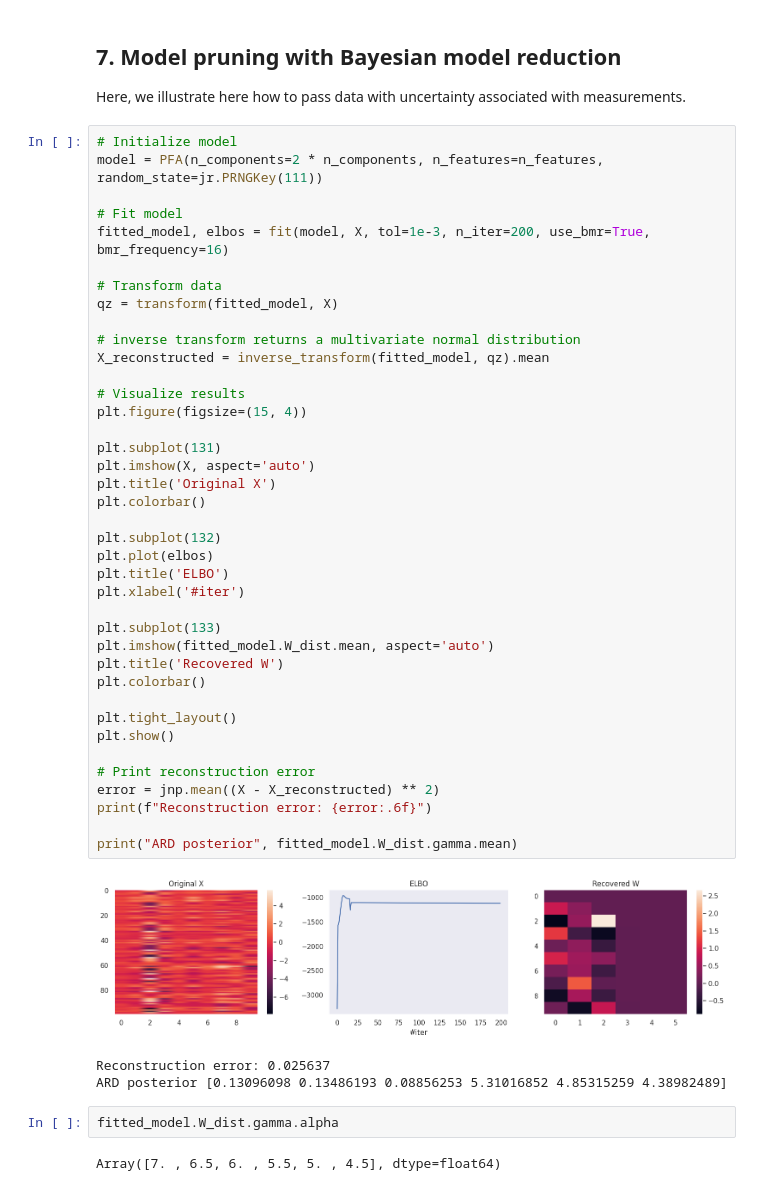
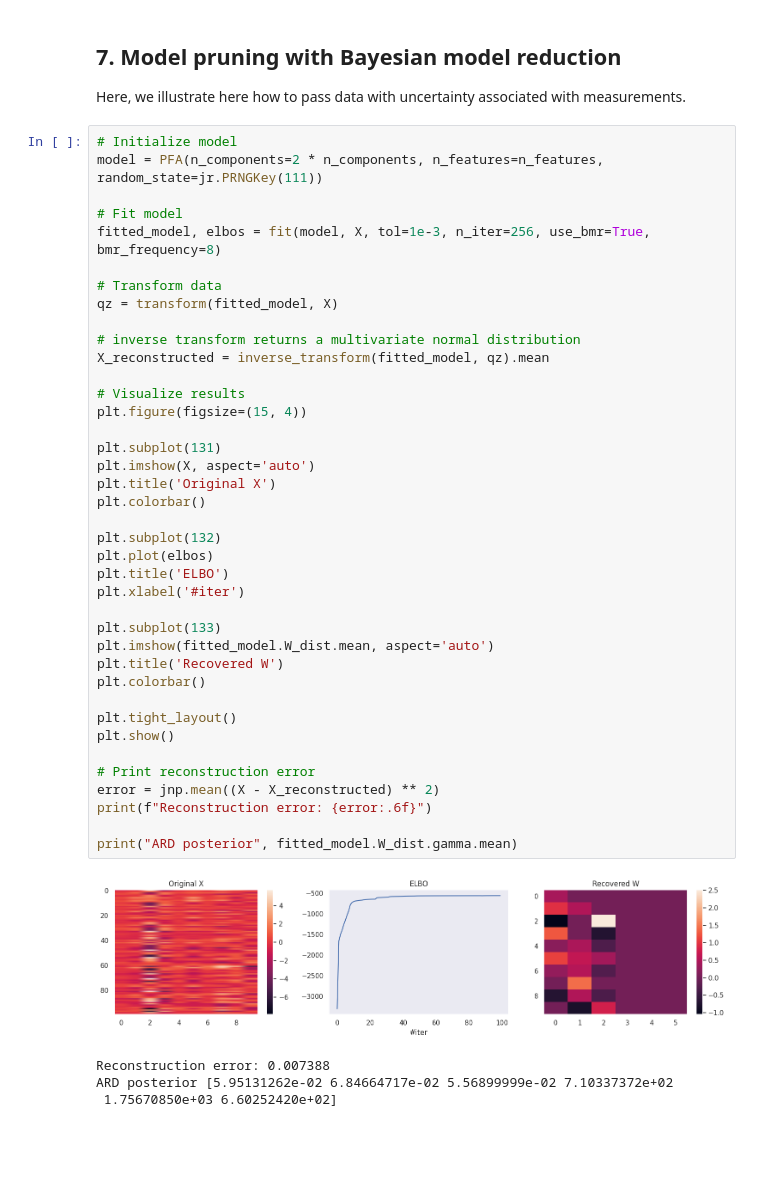
Before and after one commit to dimarkov/sppcax, a Jupyter notebook: examples/debug_factor_analysis.ipynb, the cells around one changed output. Drawn from its saved outputs; the diff is of its cells as text; blank space fills up the shorter version.

```diff
--- a/examples/debug_factor_analysis.ipynb
+++ b/examples/debug_factor_analysis.ipynb
@@ -416,7 +420,7 @@ Here, we illustrate here how to pass data with uncertainty associated with measu
 model = PFA(n_components=2 * n_components, n_features=n_features, random_state=jr.PRNGKey(111))
 
 # Fit model
-fitted_model, elbos = fit(model, X, tol=1e-3, n_iter=200, use_bmr=True, bmr_frequency=16)
+fitted_model, elbos = fit(model, X, tol=1e-3, n_iter=256, use_bmr=True, bmr_frequency=8)
 
 # Transform data
 qz = transform(fitted_model, X)
@@ -424,37 +428,34 @@ qz = transform(fitted_model, X)
 # inverse transform returns a multivariate normal distribution
 X_reconstructed = inverse_transform(fitted_model, qz).mean
 
 # Visualize results
 plt.figure(figsize=(15, 4))
 
 plt.subplot(131)
 plt.imshow(X, aspect='auto')
 plt.title('Original X')
 plt.colorbar()
 
 plt.subplot(132)
 plt.plot(elbos)
 plt.title('ELBO')
 plt.xlabel('#iter')
 
 plt.subplot(133)
 plt.imshow(fitted_model.W_dist.mean, aspect='auto')
 plt.title('Recovered W')
 plt.colorbar()
 
 plt.tight_layout()
 plt.show()
 
 # Print reconstruction error
 error = jnp.mean((X - X_reconstructed) ** 2)
 print(f"Reconstruction error: {error:.6f}")
 
 print("ARD posterior", fitted_model.W_dist.gamma.mean)
 # %% [output]
-[figure, old version]
+[figure, new version]
-Reconstruction error: 0.025637
-ARD posterior [0.13096098 0.13486193 0.08856253 5.31016852 4.85315259 4.38982489]
+Reconstruction error: 0.007388
+ARD posterior [5.95131262e-02 6.84664717e-02 5.56899999e-02 7.10337372e+02
+ 1.75670850e+03 6.60252420e+02]
-# %%
-fitted_model.W_dist.gamma.alpha
-# %% [output]
-Array([7. , 6.5, 6. , 5.5, 5. , 4.5], dtype=float64)
```
Also changed, not shown: parts of 11 cells of this notebook.
